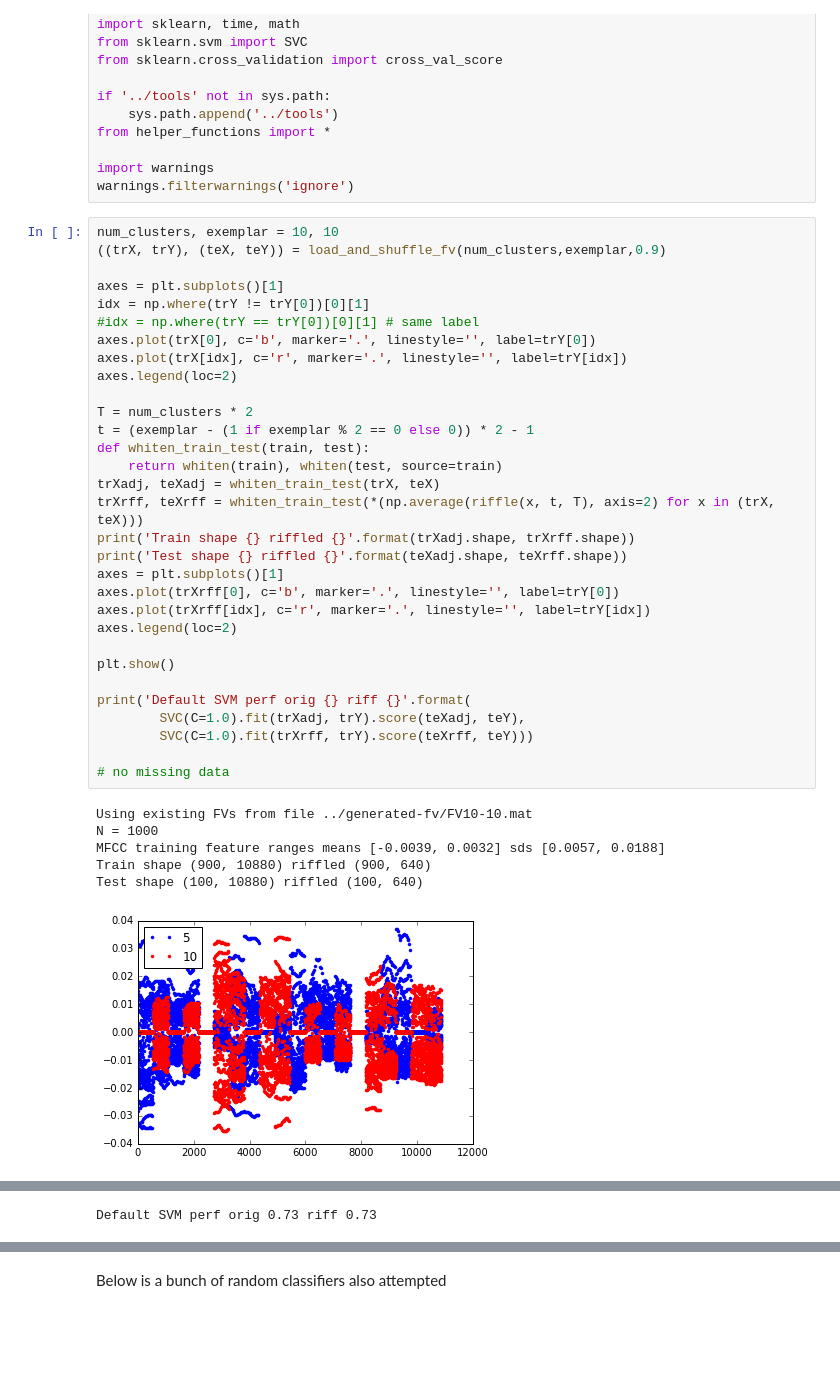
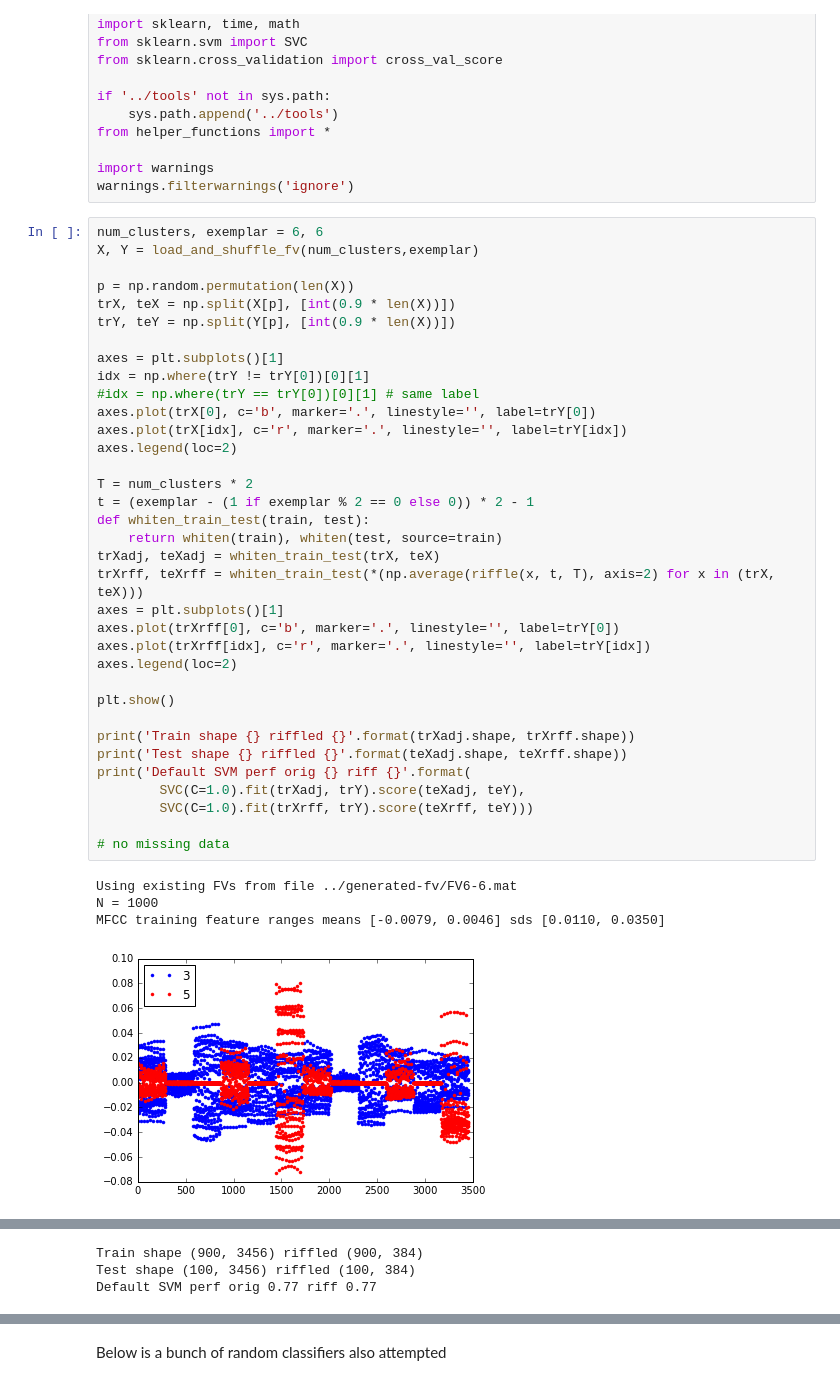
Before and after one commit to PrincetonUniversity/vox-music-classification, a Jupyter notebook: notebooks/fv-msvm.ipynb, the cells around one changed output, grey strips where cells are left out. Saved outputs shown, nothing was run; the diff lists cells and outputs as text; blank space fills up the shorter version.

```diff
--- a/notebooks/fv-msvm.ipynb
+++ b/notebooks/fv-msvm.ipynb
@@ -14,40 +14,42 @@ from helper_functions import *
 import warnings
 warnings.filterwarnings('ignore')
 # %%
-num_clusters, exemplar = 10, 10
-((trX, trY), (teX, teY)) = load_and_shuffle_fv(num_clusters,exemplar,0.9)
+num_clusters, exemplar = 6, 6
+X, Y = load_and_shuffle_fv(num_clusters,exemplar)
+
+p = np.random.permutation(len(X))
+trX, teX = np.split(X[p], [int(0.9 * len(X))])
+trY, teY = np.split(Y[p], [int(0.9 * len(X))])
 
 axes = plt.subplots()[1]
 idx = np.where(trY != trY[0])[0][1]
 #idx = np.where(trY == trY[0])[0][1] # same label
 axes.plot(trX[0], c='b', marker='.', linestyle='', label=trY[0])
 axes.plot(trX[idx], c='r', marker='.', linestyle='', label=trY[idx])
 axes.legend(loc=2)
 
 T = num_clusters * 2
 t = (exemplar - (1 if exemplar % 2 == 0 else 0)) * 2 - 1
 def whiten_train_test(train, test):
     return whiten(train), whiten(test, source=train)
 trXadj, teXadj = whiten_train_test(trX, teX)
 trXrff, teXrff = whiten_train_test(*(np.average(riffle(x, t, T), axis=2) for x in (trX, teX)))
-print('Train shape {} riffled {}'.format(trXadj.shape, trXrff.shape))
-print('Test shape {} riffled {}'.format(teXadj.shape, teXrff.shape))
 axes = plt.subplots()[1]
 axes.plot(trXrff[0], c='b', marker='.', linestyle='', label=trY[0])
 axes.plot(trXrff[idx], c='r', marker='.', linestyle='', label=trY[idx])
 axes.legend(loc=2)
 
 plt.show()
 
+print('Train shape {} riffled {}'.format(trXadj.shape, trXrff.shape))
+print('Test shape {} riffled {}'.format(teXadj.shape, teXrff.shape))
 print('Default SVM perf orig {} riff {}'.format(
         SVC(C=1.0).fit(trXadj, trY).score(teXadj, teY),
         SVC(C=1.0).fit(trXrff, trY).score(teXrff, teY)))
 
 # no missing data
 # %% [output]
-Using existing FVs from file ../generated-fv/FV10-10.mat
+Using existing FVs from file ../generated-fv/FV6-6.mat
 N = 1000
-MFCC training feature ranges means [-0.0039, 0.0032] sds [0.0057, 0.0188]
-Train shape (900, 10880) riffled (900, 640)
-Test shape (100, 10880) riffled (100, 640)
+MFCC training feature ranges means [-0.0079, 0.0046] sds [0.0110, 0.0350]
-[figure, old version]
+[figure, new version]
@@ -55,4 +57,6 @@ Test shape (100, 10880) riffled (100, 640)
-Default SVM perf orig 0.73 riff 0.73
+Train shape (900, 3456) riffled (900, 384)
+Test shape (100, 3456) riffled (100, 384)
+Default SVM perf orig 0.77 riff 0.77
 # %%
 from sklearn.decomposition import PCA
 from sklearn.manifold import LocallyLinearEmbedding
```
Also changed, not shown: parts of 4 cells of this notebook, 1 other file.
